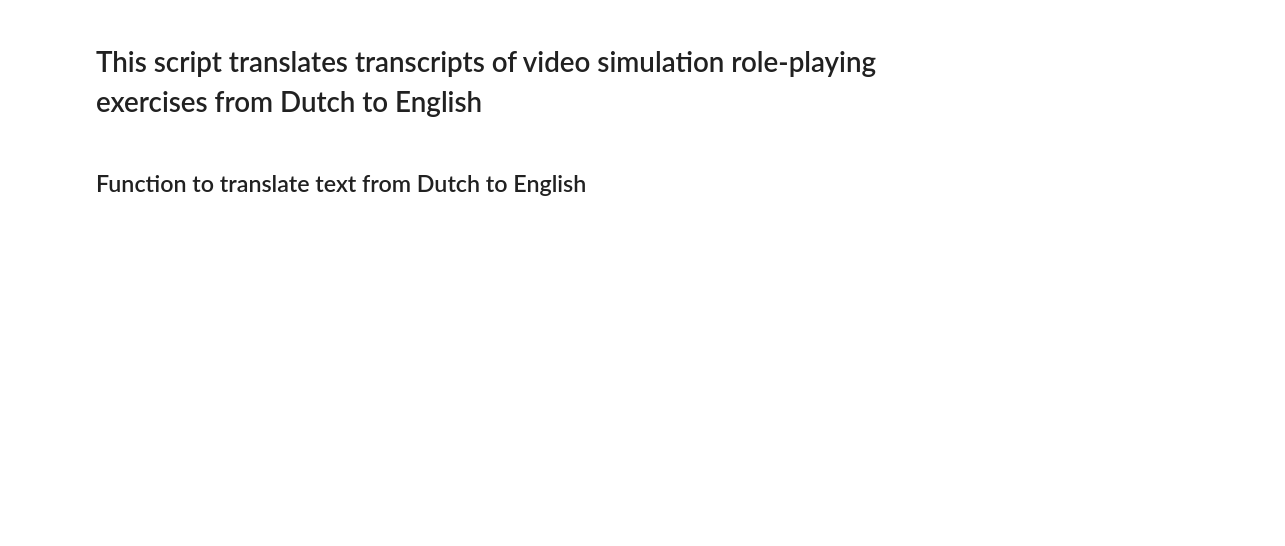
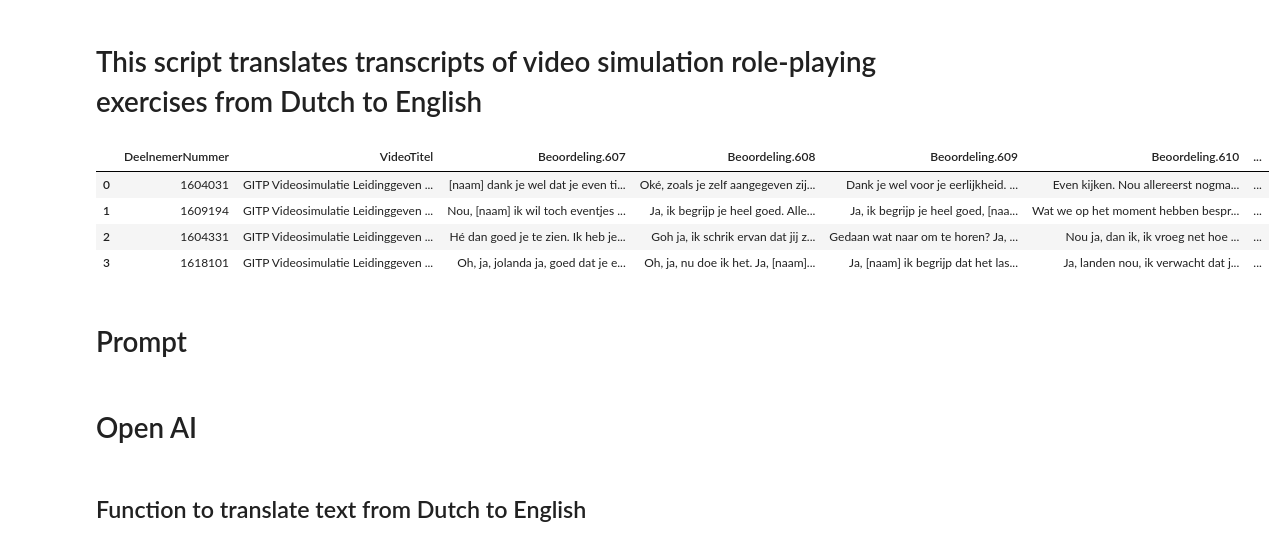
Before and after one commit to ShekharNarayanan/gitp_llm_project, a Jupyter notebook: GITP_LLM_translation.ipynb, the cells around one changed output. Saved outputs shown, nothing was run; the diff lists cells and outputs as text; code cells hidden in the pictures; blank space fills up the shorter version.

```diff
--- a/GITP_LLM_translation.ipynb
+++ b/GITP_LLM_translation.ipynb
@@ -20,14 +21,17 @@ import random          # Random number generation
 random.seed(1337)  # Sets seed for Python's random module
 # %%
 # Load data
-# Advisement 2
-advise = pd.read_csv("data_advise_text.csv")
-# advise = advise.iloc[:2] # keep only first two rows for pilot data analysis purposes
-# advise.head()
+test_text = pd.read_excel("anonimized_data_10_partipants.xlsx", sheet_name="data_short")
+test_text = test_text.iloc[:4] # keep only first few rows for pilot data analysis purposes
+test_text.head()
 
-# # Change management 2
-# change_manage = pd.read_csv("data_change_manage_text.csv")
-# # Team management 2
-# team_manage = pd.read_csv("data_team_manage_text.csv")
-# # Team work 2
-# team_work = pd.read_csv("data_team_work_text.csv")
+# # Text data
+# text_data = pd.read_csv("data_gitp_text.csv")
+# %% [output]
+|  | DeelnemerNummer | VideoTitel | Beoordeling.607 | Beoordeling.608 | Beoordeling.609 | Beoordeling.610 | ... |
+| 0 | 1604031 | GITP Videosimulatie Leidinggeven ... | [naam] dank je wel dat je even ti... | Oké, zoals je zelf aangegeven zij... | Dank je wel voor je eerlijkheid. ... | Even kijken. Nou allereerst nogma... | ... |
+| 1 | 1609194 | GITP Videosimulatie Leidinggeven ... | Nou, [naam] ik wil toch eventjes ... | Ja, ik begrijp je heel goed. Alle... | Ja, ik begrijp je heel goed, [naa... | Wat we op het moment hebben bespr... | ... |
+| 2 | 1604331 | GITP Videosimulatie Leidinggeven ... | Hé dan goed je te zien. Ik heb je... | Goh ja, ik schrik ervan dat jij z... | Gedaan wat naar om te horen? Ja, ... | Nou ja, dan ik, ik vroeg net hoe ... | ... |
+| 3 | 1618101 | GITP Videosimulatie Leidinggeven ... | Oh, ja, jolanda ja, goed dat je e... | Oh, ja, nu doe ik het. Ja, [naam]... | Ja, [naam] ik begrijp dat het las... | Ja, landen nou, ik verwacht dat j... | ... |
+# %% [markdown]
+# Prompt
@@ -34,2 +59,4 @@ advise = pd.read_csv("data_advise_text.csv")
+# %% [markdown]
+# Open AI
 # %%
 # Import OpenAI API key
```
Also changed, not shown: parts of 11 cells of this notebook, 4 other files.
